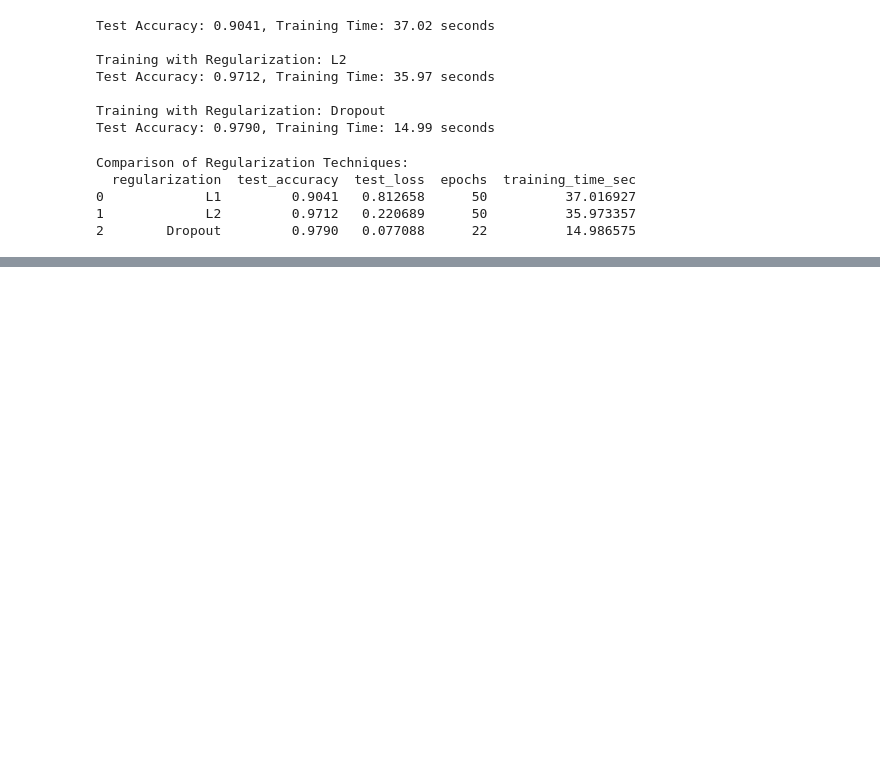
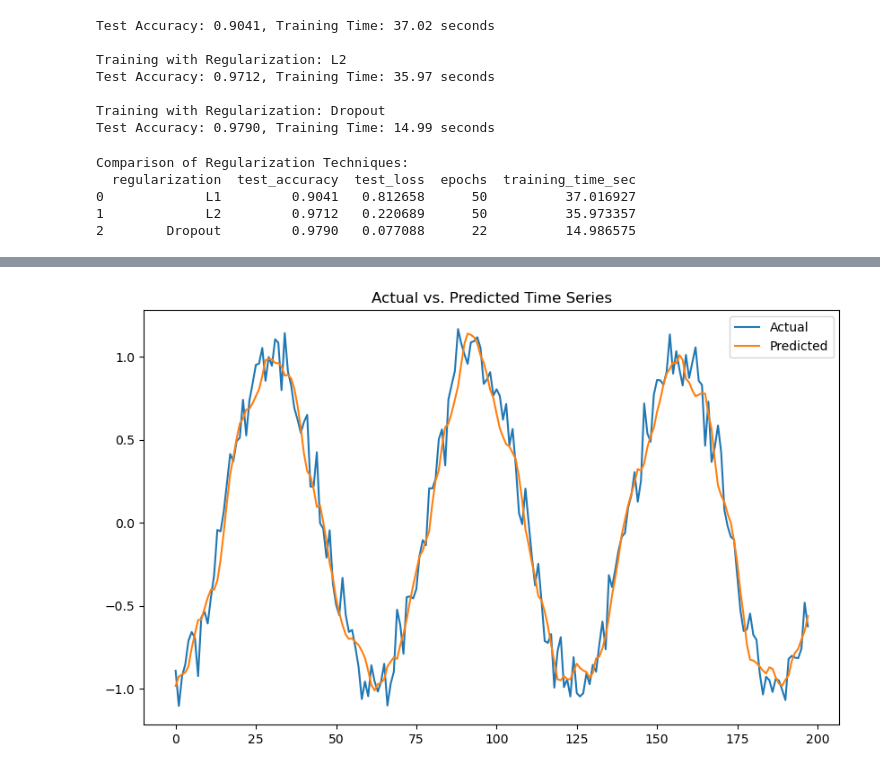
Before and after one commit to beniamine3155/deep_learning_tensorflow, a Jupyter notebook: Lab_Performance/lab_performance.ipynb, the cells around one changed output, grey strips where cells are left out. Drawn from its saved outputs; the diff is of its cells as text; code cells hidden in the pictures; blank space fills up the shorter version.

```diff
--- a/Lab_Performance/lab_performance.ipynb
+++ b/Lab_Performance/lab_performance.ipynb
@@ -407,0 +456,15 @@ Comparison of Regularization Techniques:
+# %%
+# Reshape input to [samples, time steps, features]
+X_train = X_train.reshape(X_train.shape[0], look_back, 1)
+X_test = X_test.reshape(X_test.shape[0], look_back, 1)
+# %%
+# 3. Build the Model (LSTM)
+model = Sequential([
+    LSTM(50, activation='relu', input_shape=(look_back, 1)),
+    Dense(1)
+])
+model.compile(optimizer='adam', loss='mse')
+# %%
+
+# 4. Train the Model
+history = model.fit(X_train, y_train, epochs=20, batch_size=32, validation_data=(X_test, y_test), verbose=1)
@@ -407,0 +497,7 @@ Comparison of Regularization Techniques:
+# %%
+# Predict
+y_pred = model.predict(X_test)
+
+# Inverse transform predictions
+y_test_original = scaler.inverse_transform(y_test.reshape(-1, 1))
+y_pred_original = scaler.inverse_transform(y_pred)
@@ -407,0 +506,12 @@ Comparison of Regularization Techniques:
+# %%
+
+
+# Visualize Results
+plt.figure(figsize=(10, 6))
+plt.plot(range(len(y_test_original)), y_test_original, label="Actual")
+plt.plot(range(len(y_pred_original)), y_pred_original, label="Predicted")
+plt.legend()
+plt.title("Actual vs. Predicted Time Series")
+plt.show()
+# %% [output]
+[figure, added]
```
Also changed, not shown: parts of 12 cells of this notebook, 2 other files.
